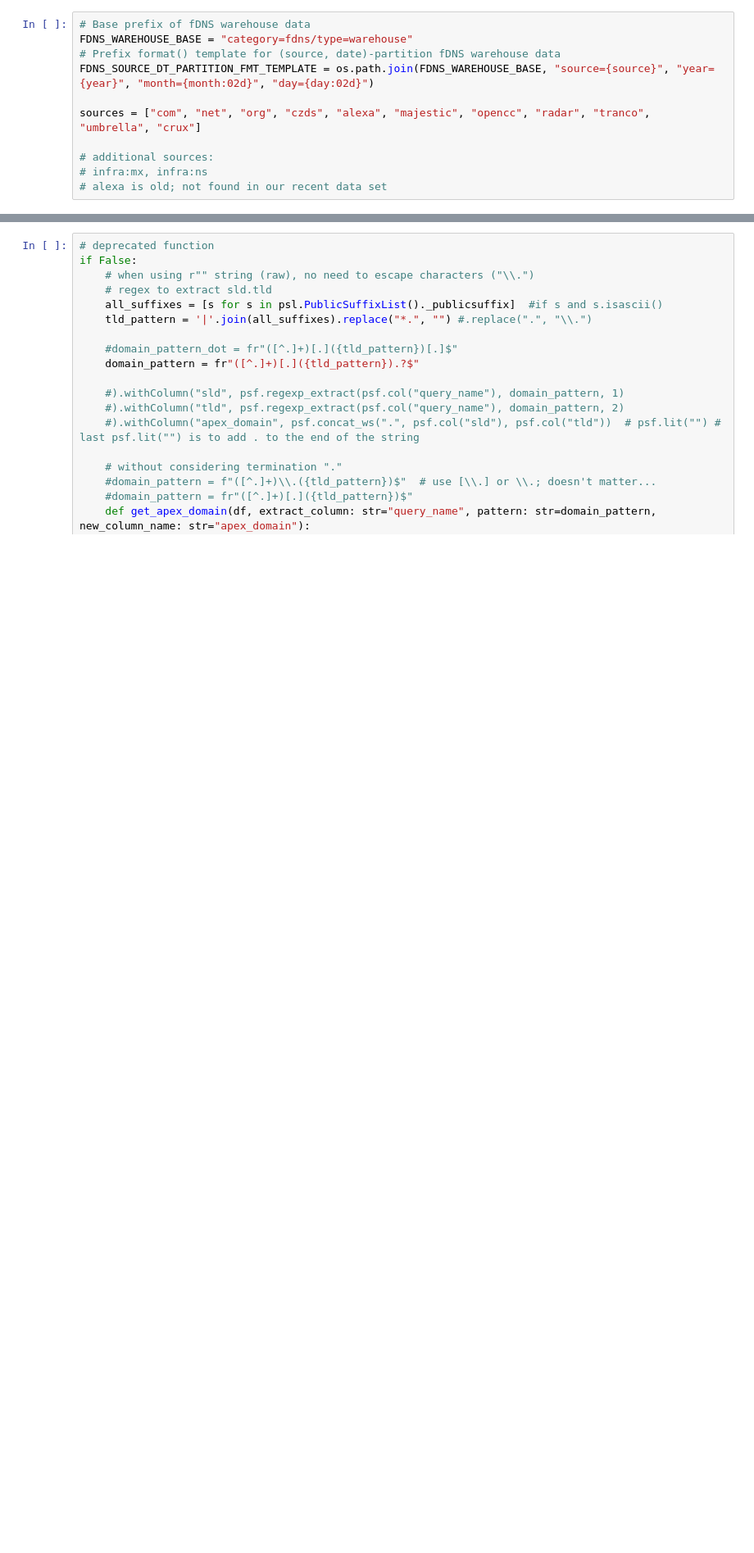
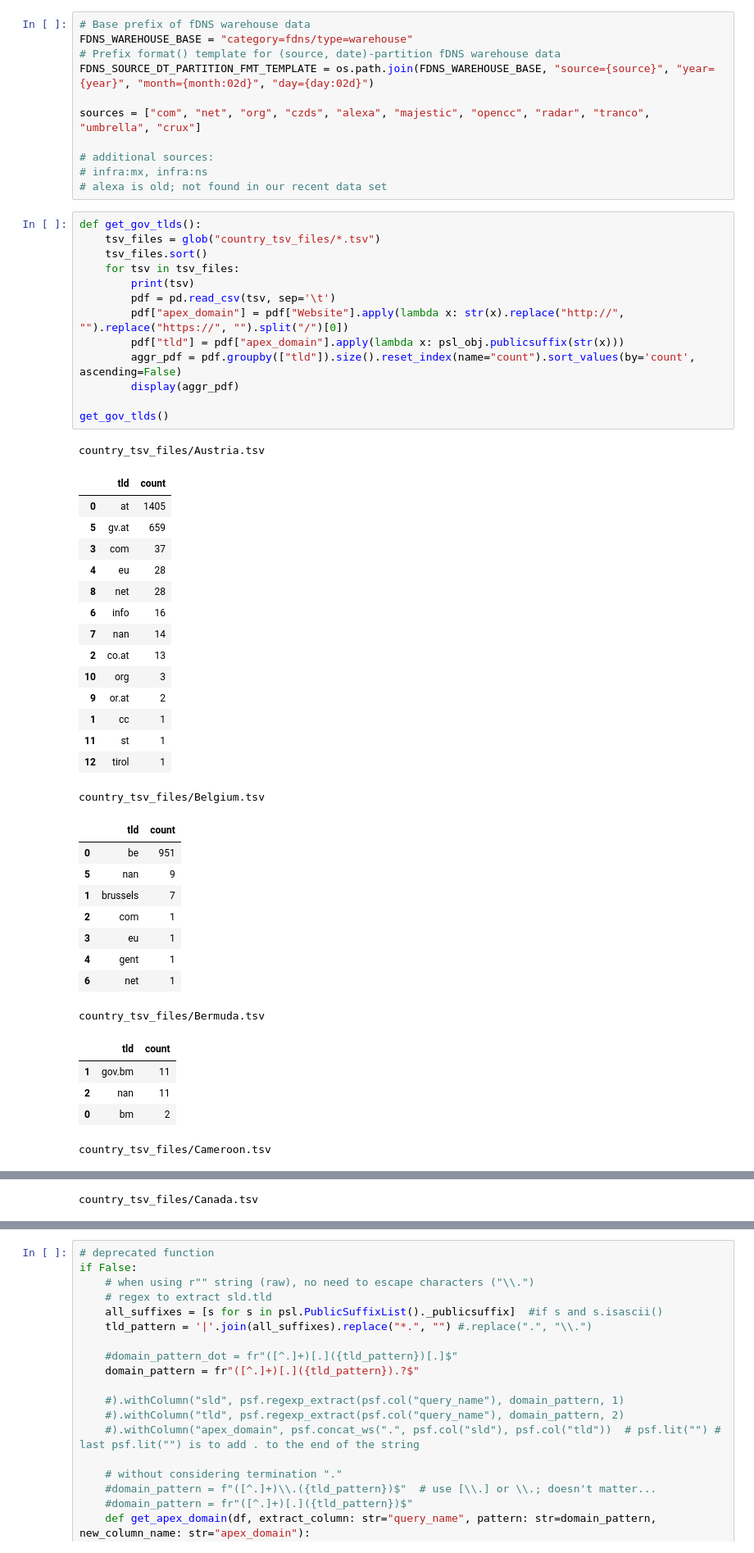
Before and after one commit to internettransparency/dmarc-cctld-research, a Jupyter notebook: notebooks/cluster-data-processing.ipynb, the cells around one changed output, grey strips where cells are left out. Shown at 82% size. Saved outputs shown, nothing was run; the diff lists cells and outputs as text; blank space fills up the shorter version.

```diff
--- a/notebooks/cluster-data-processing.ipynb
+++ b/notebooks/cluster-data-processing.ipynb
@@ -85,3 +89,47 @@ sources = ["com", "net", "org", "czds", "alexa", "majestic", "opencc", "radar",
 # additional sources:
 # infra:mx, infra:ns
 # alexa is old; not found in our recent data set
+# %%
+def get_gov_tlds():
+    tsv_files = glob("country_tsv_files/*.tsv")
+    tsv_files.sort()
+    for tsv in tsv_files:
+        print(tsv)
+        pdf = pd.read_csv(tsv, sep='\t')
+        pdf["apex_domain"] = pdf["Website"].apply(lambda x: str(x).replace("http://", "").replace("https://", "").split("/")[0])
+        pdf["tld"] = pdf["apex_domain"].apply(lambda x: psl_obj.publicsuffix(str(x)))
+        aggr_pdf = pdf.groupby(["tld"]).size().reset_index(name="count").sort_values(by='count', ascending=False)
+        display(aggr_pdf)
+
+get_gov_tlds()
+# %% [output]
+country_tsv_files/Austria.tsv
+|  | tld | count |
+| 0 | at | 1405 |
+| 5 | gv.at | 659 |
+| 3 | com | 37 |
+| 4 | eu | 28 |
+| 8 | net | 28 |
+| 6 | info | 16 |
+| 7 | nan | 14 |
+| 2 | co.at | 13 |
+| 10 | org | 3 |
+| 9 | or.at | 2 |
+| 1 | cc | 1 |
+| 11 | st | 1 |
+| 12 | tirol | 1 |
+country_tsv_files/Belgium.tsv
+|  | tld | count |
+| 0 | be | 951 |
+| 5 | nan | 9 |
+| 1 | brussels | 7 |
+| 2 | com | 1 |
+| 3 | eu | 1 |
+| 4 | gent | 1 |
+| 6 | net | 1 |
+country_tsv_files/Bermuda.tsv
+|  | tld | count |
+| 1 | gov.bm | 11 |
+| 2 | nan | 11 |
+| 0 | bm | 2 |
+country_tsv_files/Cameroon.tsv
@@ -87,0 +142 @@ sources = ["com", "net", "org", "czds", "alexa", "majestic", "opencc", "radar",
+country_tsv_files/Canada.tsv
```
Also changed, not shown: parts of 56 cells of this notebook.
